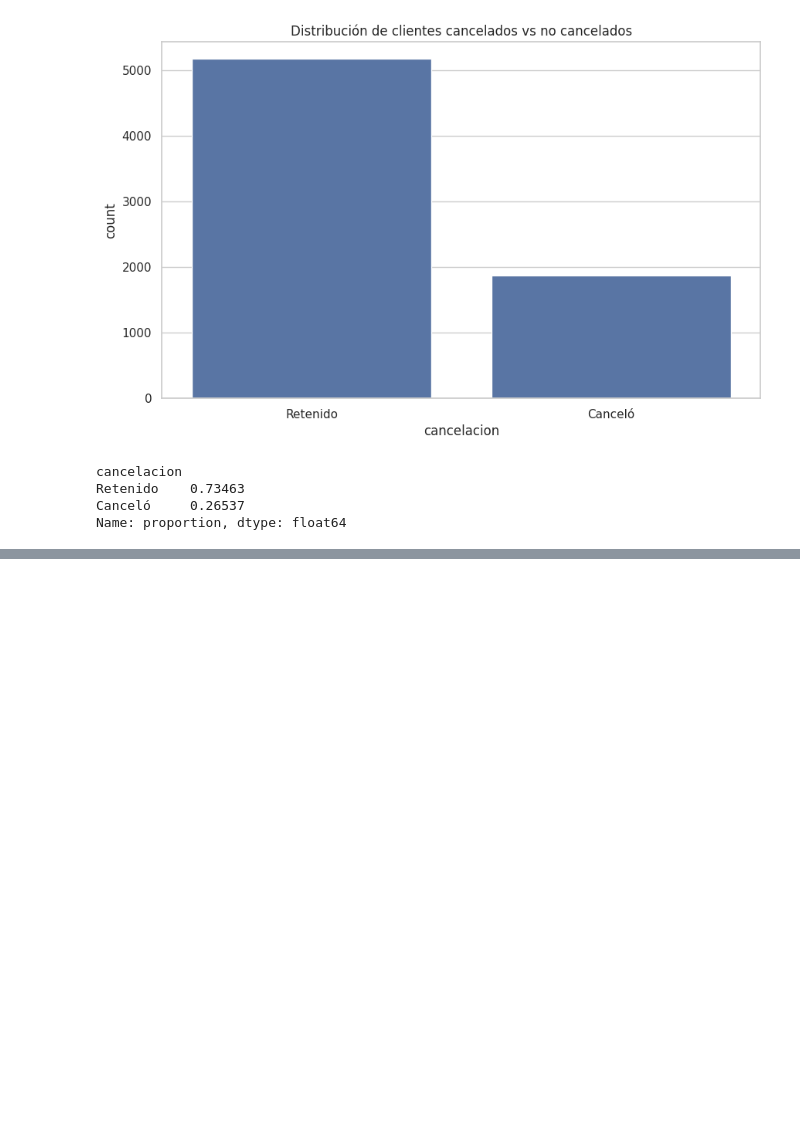
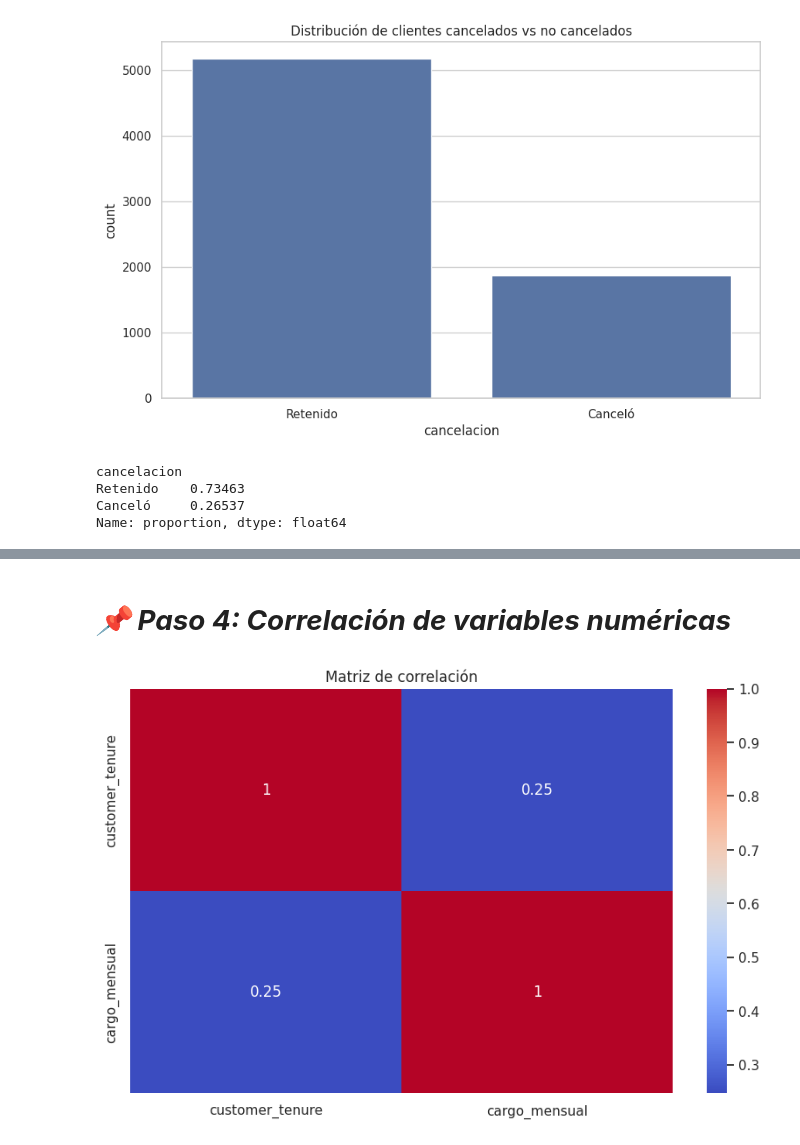
Before and after one commit to David-I-X/cancelaciones_cliente, a Jupyter notebook: notebooks/eda.ipynb, the cells around one changed output, grey strips where cells are left out. Saved outputs shown, nothing was run; the diff lists cells and outputs as text; code cells hidden in the pictures; blank space fills up the shorter version.

```diff
--- a/notebooks/eda.ipynb
+++ b/notebooks/eda.ipynb
@@ -153,0 +238,12 @@ Name: proportion, dtype: float64
+# %% [markdown]
+# ***📌 Paso 4: Correlación de variables numéricas***
+# %%
+# 9. 🔗 Correlación
+numericas = df.select_dtypes(include='number')
+corr = numericas.corr()
+
+sns.heatmap(corr, annot=True, cmap="coolwarm")
+plt.title("Matriz de correlación")
+plt.show()
+# %% [output]
+[figure, added]
```
Also changed, not shown: parts of 18 cells of this notebook, 1 other file.
